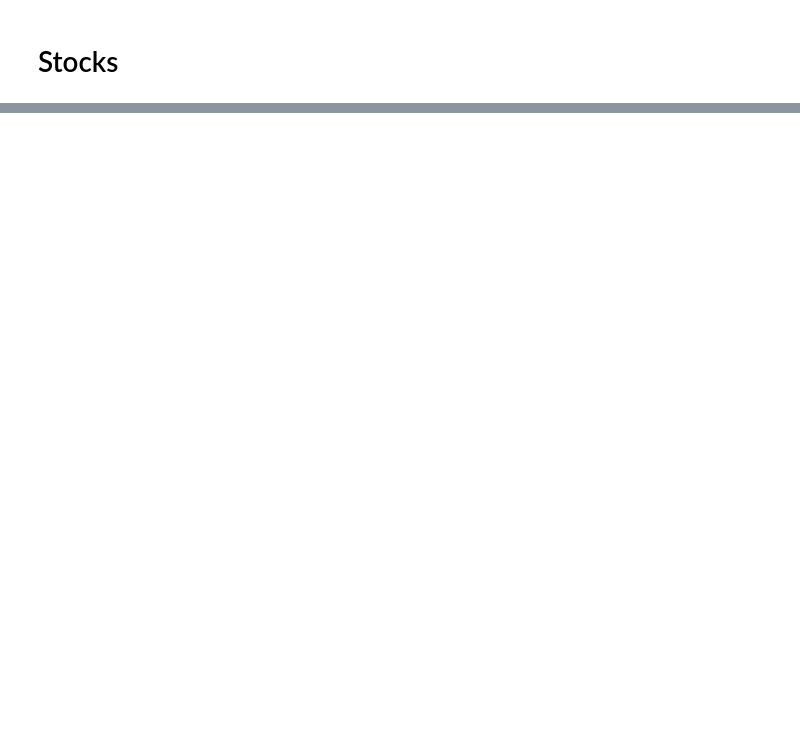
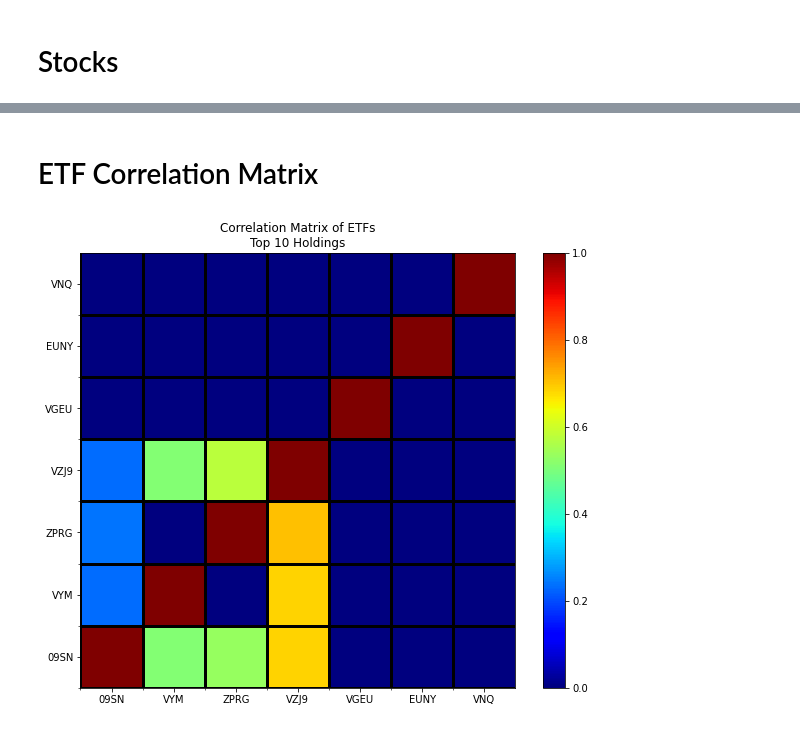
Before and after one commit to NIlS-Z99/Invest-Tool, a Jupyter notebook: stock_analysis.ipynb, the cells around one changed output, grey strips where cells are left out. Saved outputs shown, nothing was run; the diff lists cells and outputs as text; code cells hidden in the pictures; blank space fills up the shorter version.

Commit message:
update simple etf position correlation

```diff
--- a/stock_analysis.ipynb
+++ b/stock_analysis.ipynb
@@ -53,0 +55,17 @@ create_plot_tickers(tickers,syms,types)
+# %% [markdown]
+# ETF Correlation Matrix
+# %%
+syms = ["09SN","VYM","ZPRG","VZJ9","VGEU","EUNY","VNQ"]
+t10hold = [
+    pd.DataFrame([{"SYM":"ABBV","Assets":4.28},{"SYM":"CSCO","Assets":4.22},{"SYM":"PEP","Assets":4.22},{"SYM":"UPS","Assets":4.21},{"SYM":"KO","Assets":4.17},{"SYM":"TXN","Assets":4.16},{"SYM":"VZ","Assets":4.15},{"SYM":"AMGN","Assets":4.07},{"SYM":"PFE","Assets":4.06},{"SYM":"AVGO","Assets":4.00}]).T,
+    pd.DataFrame([{"SYM":"ABBV","Assets":1.96},{"SYM":"BAC","Assets":1.74},{"SYM":"CVX","Assets":2.24},{"SYM":"LLY","Assets":1.89},{"SYM":"XOM","Assets":3.26},{"SYM":"JNJ","Assets":2.91},{"SYM":"JPM","Assets":3.01},{"SYM":"MRK","Assets":1.94},{"SYM":"PG","Assets":2.34},{"SYM":"HD","Assets":2.21}]).T,
+    pd.DataFrame([{"SYM":"A2A","Assets":1.73},{"SYM":"ADEN","Assets":1.87},{"SYM":"HIW","Assets":1.88},{"SYM":"KW","Assets":1.78},{"SYM":"LTC","Assets":1.80},{"SYM":"LYB","Assets":1.73},{"SYM":"NWL","Assets":1.99},{"SYM":"PARA","Assets":1.74},{"SYM":"WU","Assets":1.81},{"SYM":"VZ","Assets":1.87}]).T,
+    pd.DataFrame([{"SYM":"OMC","Assets":1.47},{"SYM":"INTC","Assets":1.46},{"SYM":"ABBV","Assets":1.46},{"SYM":"PWC","Assets":1.46},{"SYM":"PKG","Assets":1.44},{"SYM":"DRI","Assets":1.44},{"SYM":"EXR","Assets":1.43},{"SYM":"STX","Assets":1.43},{"SYM":"PARA","Assets":1.42},{"SYM":"SO","Assets":1.41}]).T,
+    pd.DataFrame([{"SYM":"NSRGY","Assets":3.01}, {"SYM":"ASML","Assets":2.46}, {"SYM":"OMX","Assets":2.19}, {"SYM":"SHEL","Assets":2.14}, {"SYM":"LVMH","Assets":2.05}, {"SYM":"ROG","Assets":1.98}, {"SYM":"AZN","Assets":1.92}, {"SYM":"NVS","Assets":1.68}, {"SYM":"HSBC","Assets":1.53}, {"SYM":"TTE","Assets":1.42}]).T,
+    pd.DataFrame([{"SYM":"UNTR","Assets":1.74}, {"SYM":"2636","Assets":1.69}, {"SYM":"ITMG","Assets":1.64}, {"SYM":"CSMG3","Assets":1.61}, {"SYM":"PTBA","Assets":1.59}, {"SYM":"AP4","Assets":1.55}, {"SYM":"VEDL","Assets":1.52}, {"SYM":"TAEE11","Assets":1.49}, {"SYM":"2357","Assets":1.49}, {"SYM":"CAP","Assets":1.46}]).T,
+    pd.DataFrame([{"SYM":"PLD","Assets":7.75}, {"SYM":"AMT","Assets":6.27}, {"SYM":"EQIX","Assets":4.33}, {"SYM":"CCI","Assets":3.85}, {"SYM":"PSA","Assets":3.21}, {"SYM":"O","Assets":2.73}, {"SYM":"SPG","Assets":2.64}, {"SYM":"WELL","Assets":2.30}, {"SYM":"DLR","Assets":1.94}, {"SYM":"VICI","Assets":1.92}]).T
+]
+
+etf_pos_corr_plot(t10hold, syms)
+# %% [output]
+[figure, added]
```
Also changed, not shown: parts of 4 cells of this notebook, 1 other file.
